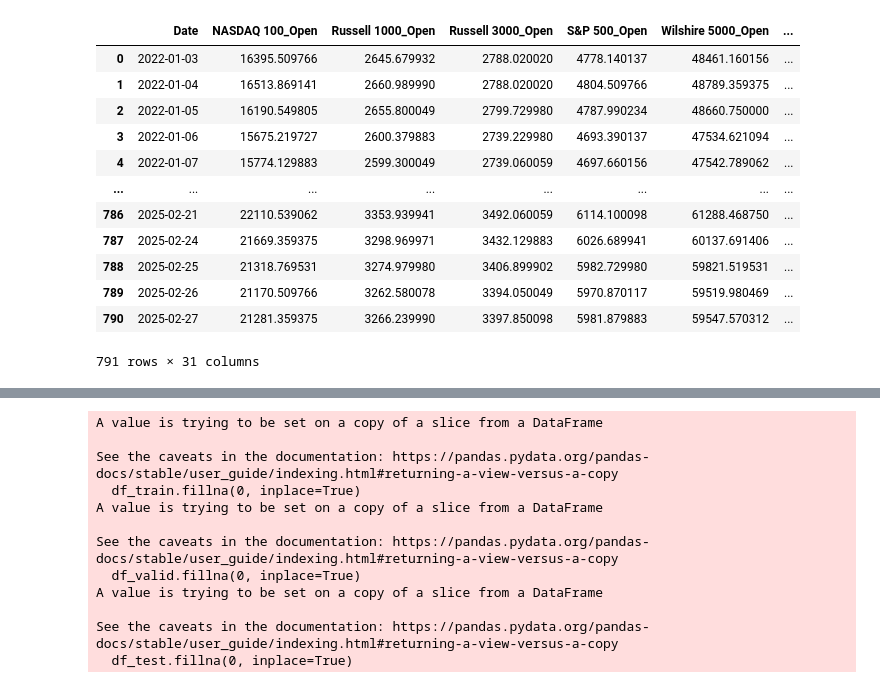
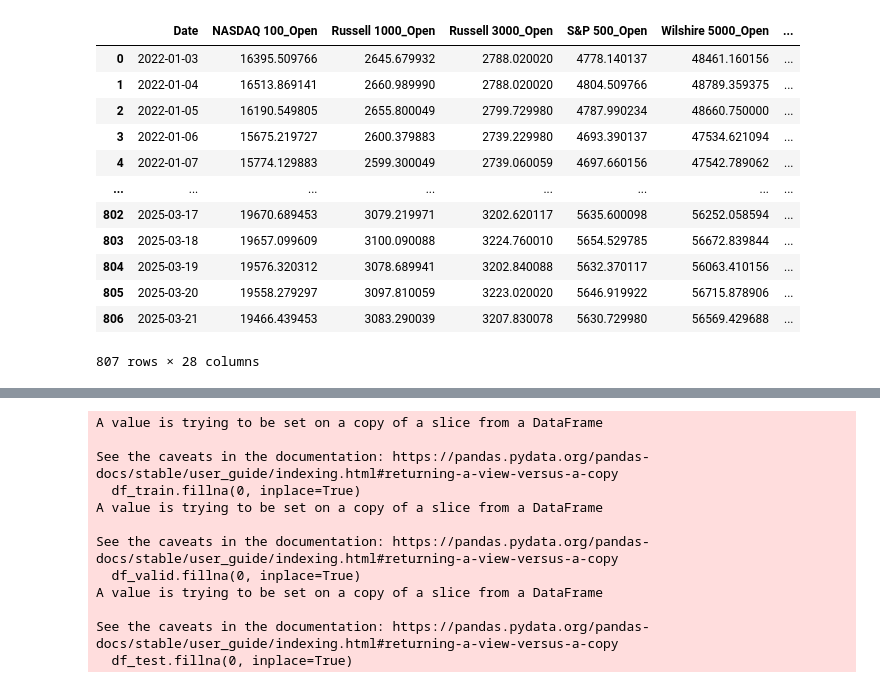
Before and after one commit to GAOCheryl/QF5214_2025_G8, a Jupyter notebook: TeamThree/MASTER-master/model_input_testing.ipynb, the cells around one changed output, grey strips where cells are left out. Drawn from its saved outputs; the diff is of its cells as text; code cells hidden in the pictures.

```diff
--- a/TeamThree/MASTER-master/model_input_testing.ipynb
+++ b/TeamThree/MASTER-master/model_input_testing.ipynb
@@ -92,26 +92,33 @@ df_index_pivot.columns = [
     f"{col[1]}_{col[0]}"  # col is a tuple like ("Open", "S&P500")
     for col in df_index_pivot.columns
 ]
-
-# 4) Move the 'Date' index back into a column
-df_index_pivot.reset_index(inplace=True)
-
-# Now df_index_pivot has columns like:
-# ['Date', 'S&P500_Open', 'S&P500_High', 'S&P500_Low', 'S&P500_Close', 'S&P500_Adj_Close', 'S&P500_Volume', ...]
-# %% [output]
-|  | Date | NASDAQ 100_Open | Russell 1000_Open | Russell 3000_Open | S&P 500_Open | Wilshire 5000_Open | ... |
-| 0 | 2022-01-03 | 16395.509766 | 2645.679932 | 2788.020020 | 4778.140137 | 48461.160156 | ... |
-| 1 | 2022-01-04 | 16513.869141 | 2660.989990 | 2788.020020 | 4804.509766 | 48789.359375 | ... |
-| 2 | 2022-01-05 | 16190.549805 | 2655.800049 | 2799.729980 | 4787.990234 | 48660.750000 | ... |
-| 3 | 2022-01-06 | 15675.219727 | 2600.379883 | 2739.229980 | 4693.390137 | 47534.621094 | ... |
-| 4 | 2022-01-07 | 15774.129883 | 2599.300049 | 2739.060059 | 4697.660156 | 47542.789062 | ... |
-| ... | ... | ... | ... | ... | ... | ... | ... |
-| 786 | 2025-02-21 | 22110.539062 | 3353.939941 | 3492.060059 | 6114.100098 | 61288.468750 | ... |
-| 787 | 2025-02-24 | 21669.359375 | 3298.969971 | 3432.129883 | 6026.689941 | 60137.691406 | ... |
-| 788 | 2025-02-25 | 21318.769531 | 3274.979980 | 3406.899902 | 5982.729980 | 59821.519531 | ... |
-| 789 | 2025-02-26 | 21170.509766 | 3262.580078 | 3394.050049 | 5970.870117 | 59519.980469 | ... |
-| 790 | 2025-02-27 | 21281.359375 | 3266.239990 | 3397.850098 | 5981.879883 | 59547.570312 | ... |
-791 rows × 31 columns
+# %%
+df_index_pivot = df_index_pivot.drop(columns=["Russell 1000_Volume",
+                                              "Russell 3000_Volume",
+                                              "Wilshire 5000_Volume"])
+
+
+# 4) Move the 'Date' index back into a column
+df_index_pivot.reset_index(inplace=True)
+
+# Now df_index_pivot has columns like:
+# ['Date', 'S&P500_Open', 'S&P500_High', 'S&P500_Low', 'S&P500_Close', 'S&P500_Adj_Close', 'S&P500_Volume', ...]
+
+df_index_pivot
+# %% [output]
+|  | Date | NASDAQ 100_Open | Russell 1000_Open | Russell 3000_Open | S&P 500_Open | Wilshire 5000_Open | ... |
+| 0 | 2022-01-03 | 16395.509766 | 2645.679932 | 2788.020020 | 4778.140137 | 48461.160156 | ... |
+| 1 | 2022-01-04 | 16513.869141 | 2660.989990 | 2788.020020 | 4804.509766 | 48789.359375 | ... |
+| 2 | 2022-01-05 | 16190.549805 | 2655.800049 | 2799.729980 | 4787.990234 | 48660.750000 | ... |
+| 3 | 2022-01-06 | 15675.219727 | 2600.379883 | 2739.229980 | 4693.390137 | 47534.621094 | ... |
+| 4 | 2022-01-07 | 15774.129883 | 2599.300049 | 2739.060059 | 4697.660156 | 47542.789062 | ... |
+| ... | ... | ... | ... | ... | ... | ... | ... |
+| 802 | 2025-03-17 | 19670.689453 | 3079.219971 | 3202.620117 | 5635.600098 | 56252.058594 | ... |
+| 803 | 2025-03-18 | 19657.099609 | 3100.090088 | 3224.760010 | 5654.529785 | 56672.839844 | ... |
+| 804 | 2025-03-19 | 19576.320312 | 3078.689941 | 3202.840088 | 5632.370117 | 56063.410156 | ... |
+| 805 | 2025-03-20 | 19558.279297 | 3097.810059 | 3223.020020 | 5646.919922 | 56715.878906 | ... |
+| 806 | 2025-03-21 | 19466.439453 | 3083.290039 | 3207.830078 | 5630.729980 | 56569.429688 | ... |
+807 rows × 28 columns
 # %%
 # Merge on "Date" and "Ticker" (adjust join type if needed)
 combined_df = pd.merge(df_all, final_df_all, on=["Date", "Ticker"], how="inner")
```
Also changed, not shown: parts of 15 cells of this notebook, 21 other files.
